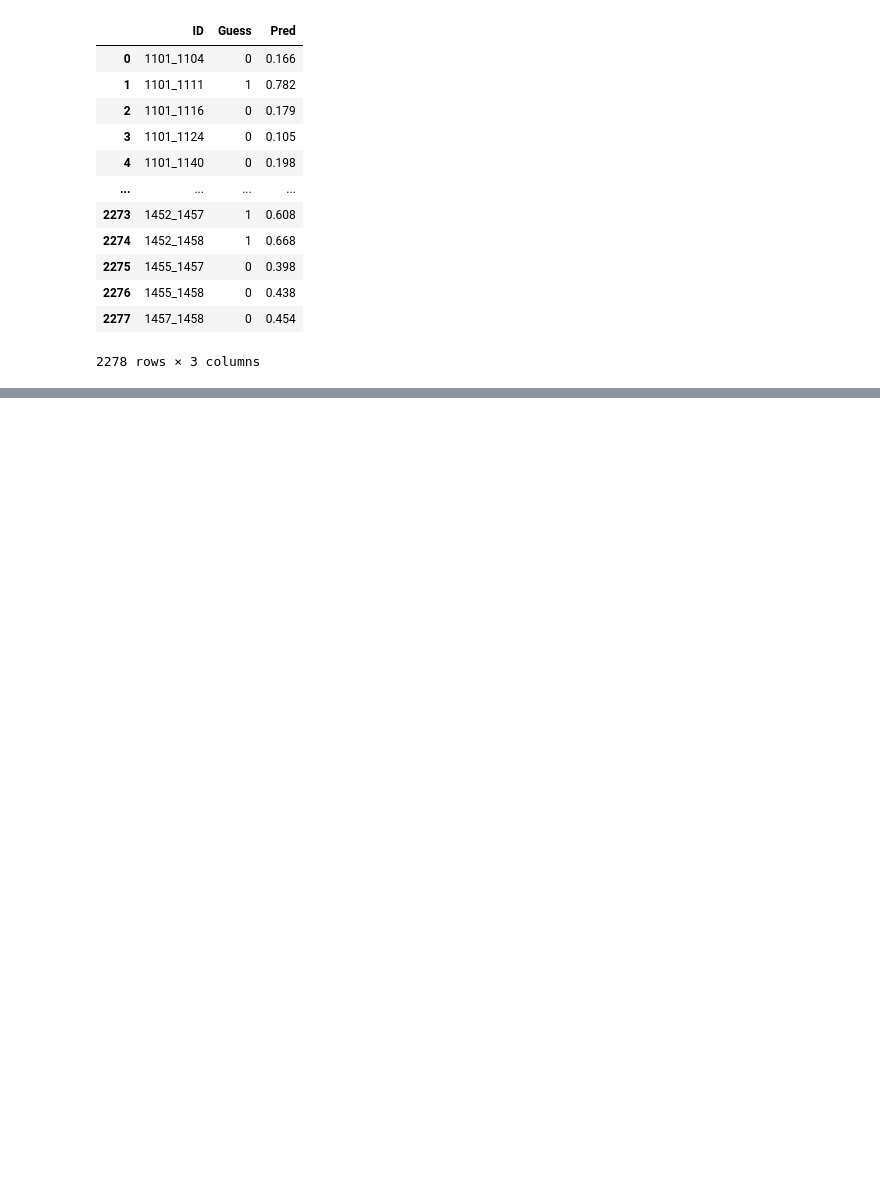
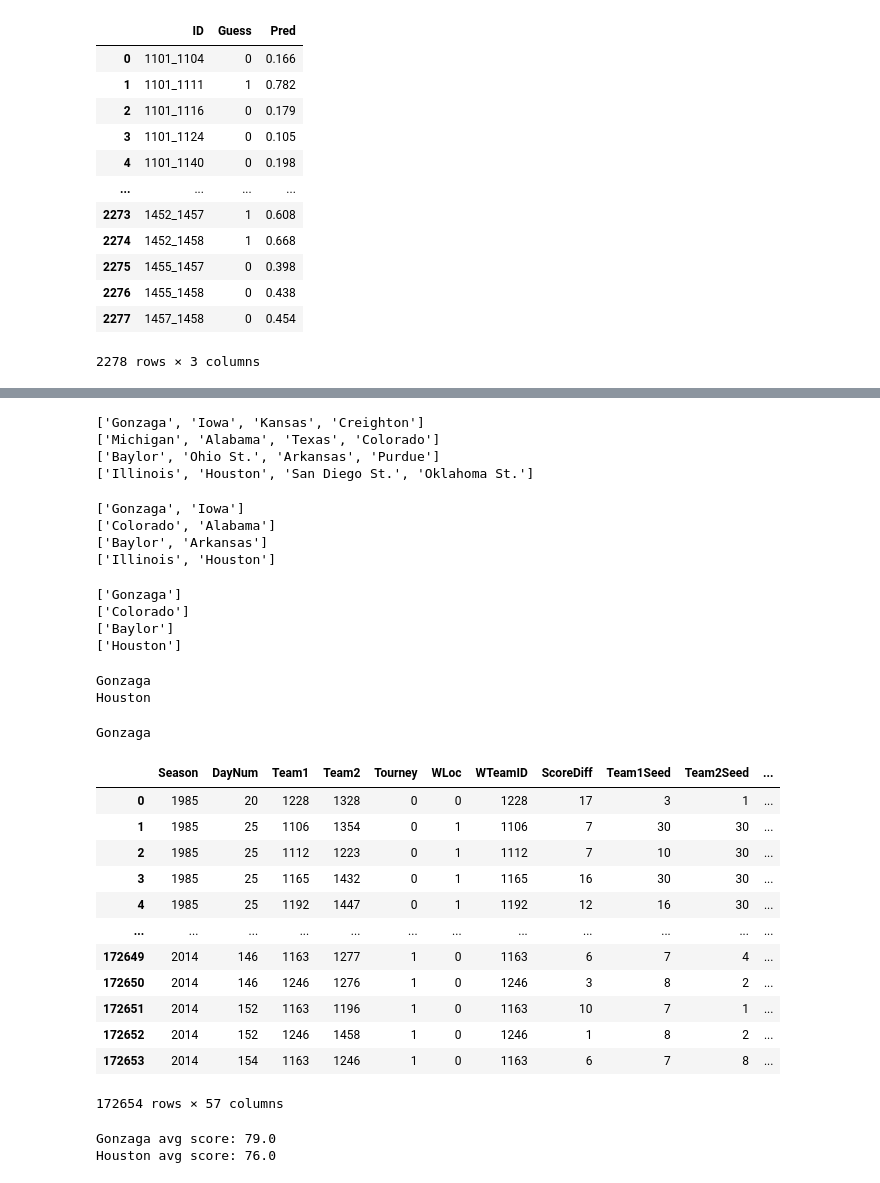
Before and after one commit to travis-tyler/ncaa_ml, a Jupyter notebook: part2/code/bracket_builder.ipynb, the cells around one changed output, grey strips where cells are left out. Drawn from its saved outputs; the diff is of its cells as text; code cells hidden in the pictures; blank space fills up the shorter version.

```diff
--- a/part2/code/bracket_builder.ipynb
+++ b/part2/code/bracket_builder.ipynb
@@ -133,0 +237,80 @@ game_predictor('norfolk st.','appalachian St.')
+# %%
+round3_west = get_results(round2_west)
+round3_east = get_results(round2_east)
+round3_south = get_results(round2_south)
+round3_north = get_results(round2_north)
+print(round3_west)
+print(round3_east)
+print(round3_south)
+print(round3_north)
+# %% [output]
+['Gonzaga', 'Iowa', 'Kansas', 'Creighton']
+['Michigan', 'Alabama', 'Texas', 'Colorado']
+['Baylor', 'Ohio St.', 'Arkansas', 'Purdue']
+['Illinois', 'Houston', 'San Diego St.', 'Oklahoma St.']
+# %%
+round4_west = get_results(round3_west)
+round4_east = get_results(round3_east)
+round4_south = get_results(round3_south)
+round4_north = get_results(round3_north)
+print(round4_west)
+print(round4_east)
+print(round4_south)
+print(round4_north)
+# %% [output]
+['Gonzaga', 'Iowa']
+['Colorado', 'Alabama']
+['Baylor', 'Arkansas']
+['Illinois', 'Houston']
+# %%
+ff_west = get_results(round4_west)
+ff_east = get_results(round4_east)
+ff_south = get_results(round4_south)
+ff_north = get_results(round4_north)
+print(ff_west)
+print(ff_east)
+print(ff_south)
+print(ff_north)
+# %% [output]
+['Gonzaga']
+['Colorado']
+['Baylor']
+['Houston']
+# %%
+print(game_predictor('Gonzaga','Colorado'))
+print(game_predictor('Baylor','Houston'))
+# %% [output]
+Gonzaga
+Houston
+# %%
+print(game_predictor('Gonzaga','Houston'))
+# %% [output]
+Gonzaga
+# %%
+all_stats_df = pd.DataFrame(pd.read_csv('../resources/transformed_data/all_stats.csv'))
+all_stats_df
+# %% [output]
+|  | Season | DayNum | Team1 | Team2 | Tourney | WLoc | WTeamID | ScoreDiff | Team1Seed | Team2Seed | ... |
+| 0 | 1985 | 20 | 1228 | 1328 | 0 | 0 | 1228 | 17 | 3 | 1 | ... |
+| 1 | 1985 | 25 | 1106 | 1354 | 0 | 1 | 1106 | 7 | 30 | 30 | ... |
+| 2 | 1985 | 25 | 1112 | 1223 | 0 | 1 | 1112 | 7 | 10 | 30 | ... |
+| 3 | 1985 | 25 | 1165 | 1432 | 0 | 1 | 1165 | 16 | 30 | 30 | ... |
+| 4 | 1985 | 25 | 1192 | 1447 | 0 | 1 | 1192 | 12 | 16 | 30 | ... |
+| ... | ... | ... | ... | ... | ... | ... | ... | ... | ... | ... | ... |
+| 172649 | 2014 | 146 | 1163 | 1277 | 1 | 0 | 1163 | 6 | 7 | 4 | ... |
+| 172650 | 2014 | 146 | 1246 | 1276 | 1 | 0 | 1246 | 3 | 8 | 2 | ... |
+| 172651 | 2014 | 152 | 1163 | 1196 | 1 | 0 | 1163 | 10 | 7 | 1 | ... |
+| 172652 | 2014 | 152 | 1246 | 1458 | 1 | 0 | 1246 | 1 | 8 | 2 | ... |
+| 172653 | 2014 | 154 | 1163 | 1246 | 1 | 0 | 1163 | 6 | 7 | 8 | ... |
+172654 rows × 57 columns
+# %%
+gonzaga_id = teams_df.loc[teams_df.TeamNameSpelling=='gonzaga']['TeamID'].item()
+houston_id = teams_df.loc[teams_df.TeamNameSpelling=='houston']['TeamID'].item()
+gon_avg_score = all_stats_df.loc[(all_stats_df.Team1==gonzaga_id)&(all_stats_df.Tourney==1)]['AvgScore_Team1'].mean()
+hou_avg_score = all_stats_df.loc[(all_stats_df.Team1==houston_id)&(all_stats_df.Tourney==1)]['AvgScore_Team1'].mean()
+
+print(f'Gonzaga avg score: {round(gon_avg_score,0)}')
+print(f'Houston avg score: {round(hou_avg_score,0)}')
+# %% [output]
+Gonzaga avg score: 79.0
+Houston avg score: 76.0
```
Also changed, not shown: parts of 16 cells of this notebook, 1 other file.
